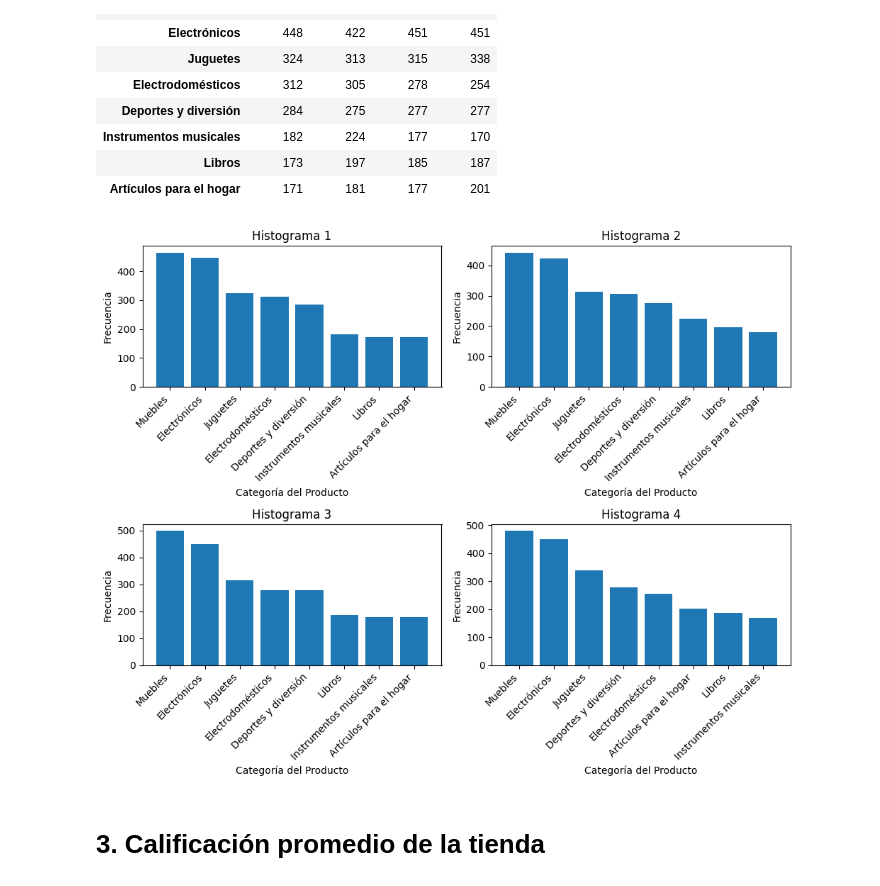
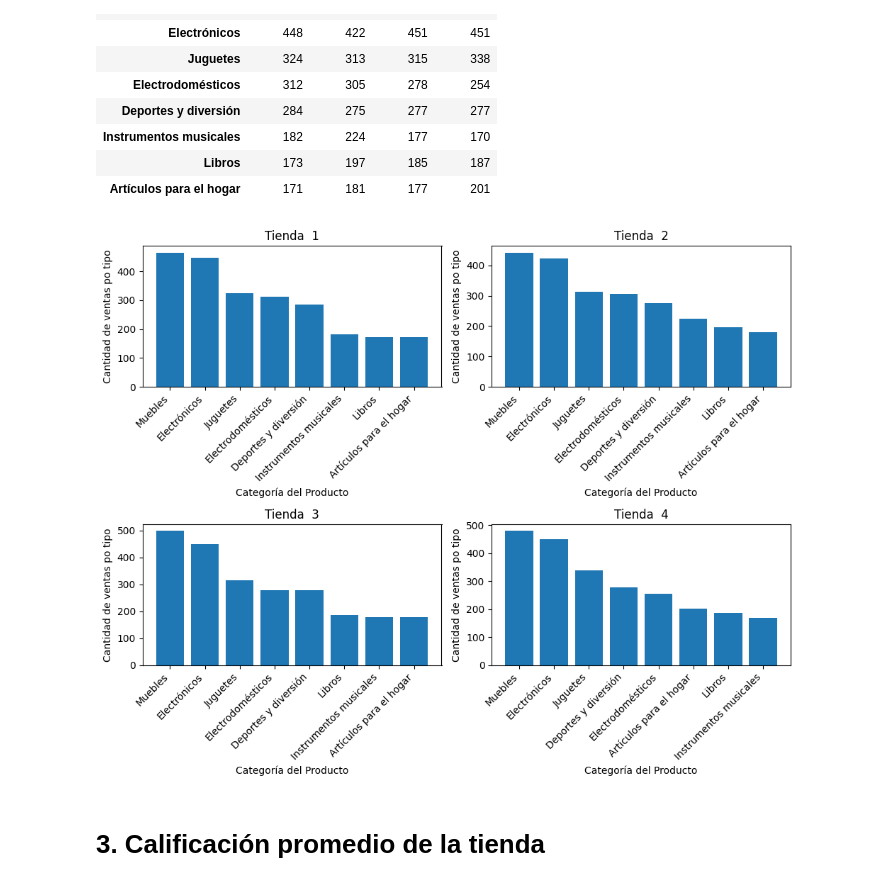
Before and after one commit to raohxxx/challenge-store, a Jupyter notebook: AluraStoreLatam.ipynb, the cells around one changed output. Drawn from its saved outputs; the diff is of its cells as text; code cells hidden in the pictures.

```diff
--- a/AluraStoreLatam.ipynb
+++ b/AluraStoreLatam.ipynb
@@ -74,30 +74,30 @@ consolidado
 # %%
 
 data = [tienda1['Categoría del Producto'], tienda2['Categoría del Producto'],
         tienda3['Categoría del Producto'], tienda4['Categoría del Producto']]
 
 fig, axs = plt.subplots(2, 2, figsize=(10, 8))
 
 for i, ax in enumerate(axs.flatten()):
     # Calcula la frecuencia de cada categoría y ordénala
     category_counts = data[i].value_counts().sort_values(ascending=False)
 
     # Obtén las categorías y sus frecuencias ordenadas
     categories = category_counts.index
     frequencies = category_counts.values
 
     # Crea el histograma con las categorías ordenadas
     ax.bar(categories, frequencies)  # Usa bar en lugar de hist para un mejor control
 
-    ax.set_title(f'Histograma {i+1}')
+    ax.set_title(f'Tienda  {i+1}')
     ax.set_xlabel('Categoría del Producto')
-    ax.set_ylabel('Frecuencia')
+    ax.set_ylabel('Cantidad de ventas po tipo')
     plt.setp(ax.get_xticklabels(), rotation=45, ha='right')
 
 plt.tight_layout()
 plt.show()
 # %% [output]
-[figure, old version]
+[figure, new version]
 # %% [markdown]
 # 3. Calificación promedio de la tienda
 # %%
```
Also changed, not shown: parts of 1 cell of this notebook.
